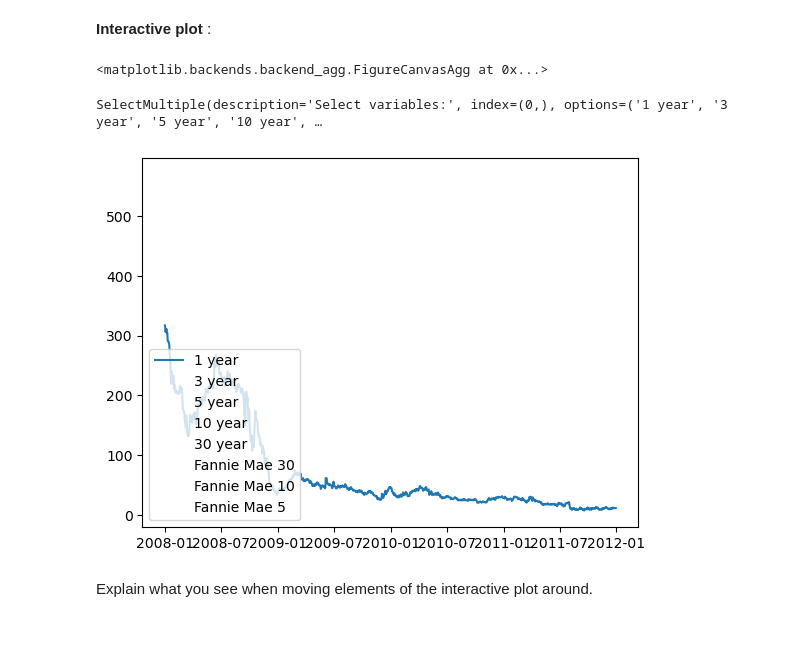
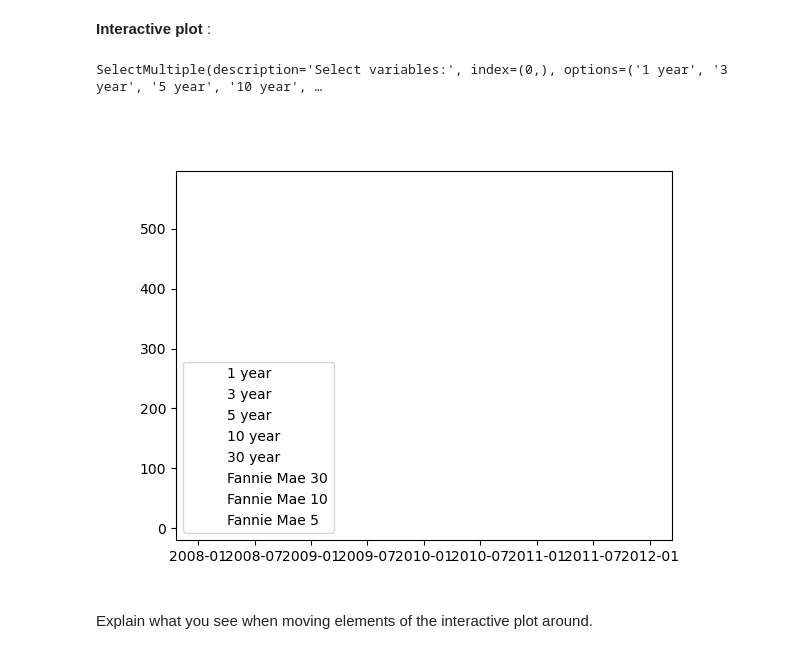
Before and after one commit to NumEconCopenhagen/projects-2023-3500, a Jupyter notebook: dataproject/dataproject.ipynb, the cells around one changed output. Saved outputs shown, nothing was run; the diff lists cells and outputs as text; code cells hidden in the pictures.

```diff
--- a/dataproject/dataproject.ipynb
+++ b/dataproject/dataproject.ipynb
@@ -56,42 +62,42 @@ In order to be able to **explore the raw data**, you may provide **static** and
 # %% [markdown]
 **Interactive plot** :
 # %%
+%matplotlib widget
+import matplotlib.pyplot as plt
+import pandas as pd
+import ipywidgets as widgets
 
-# Create initial plot
+# Load data
+variable_names = ['1 year', '3 year', '5 year', '10 year', '30 year', 'Fannie Mae 30', 'Fannie Mae 10', 'Fannie Mae 5']
+
+# Define initial plot
 fig, ax = plt.subplots()
 lines = []
-variable_names = ['1 year', '3 year', '5 year', '10 year', '30 year', 'Fannie Mae 30', 'Fannie Mae 10', 'Fannie Mae 5']
-for i, variable_name in enumerate(variable_names):
-    line, = ax.plot(df_merged['Date'], df_merged[variable_name], label=variable_name, visible=True)
+for variable_name in variable_names:
+    line, = ax.plot(df_merged['Date'], df_merged[variable_name], label=variable_name, visible=False)
     lines.append(line)
+ax.legend()
 
 # Define callback function to update plot
-def update_plot(variables):
-    print(f"Updating plot with variables: {variables}")
+def update_plot(change):
+    selected_variables = change.new
     for i, line in enumerate(lines):
-        if variable_names[i] in variables:
+        if variable_names[i] in selected_variables:
             line.set_visible(True)
-            line.set_ydata(df_merged[variable_names[i]])
-            line.set_label(variable_names[i])
         else:
             line.set_visible(False)
     ax.legend()
     fig.canvas.draw_idle()
 
-# Create select multiple widget
+# Define widget
 select_multiple = widgets.SelectMultiple(options=variable_names, value=[variable_names[0]], description='Select variables:')
-select_multiple.observe(lambda change: update_plot(change.new), names='value')
+select_multiple.observe(update_plot, names='value')
 
-# Set initial plot visibility
-update_plot(select_multiple.value)
-
-# Display plot and select multiple widget
-display(fig.canvas)
+# Display plot and widget
 display(select_multiple)
 # %% [output]
-<matplotlib.backends.backend_agg.FigureCanvasAgg at 0x...>
+SelectMultiple(description='Select variables:', index=(0,), options=('1 year', '3 year', '5 year', '10 year', …
-SelectMultiple(description='Select variables:', index=(0,), options=('1 year', '3 year', '5 year', '10 year', …
-[figure, old version]
+[figure, new version]
 # %% [markdown]
 Explain what you see when moving elements of the interactive plot around.
 # %% [markdown]
```
Also changed, not shown: parts of 2 cells of this notebook.
